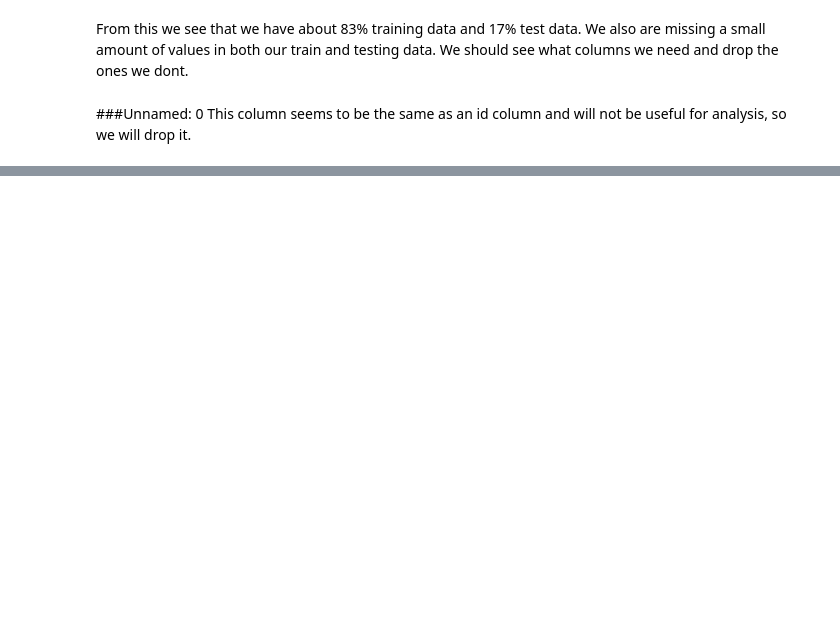
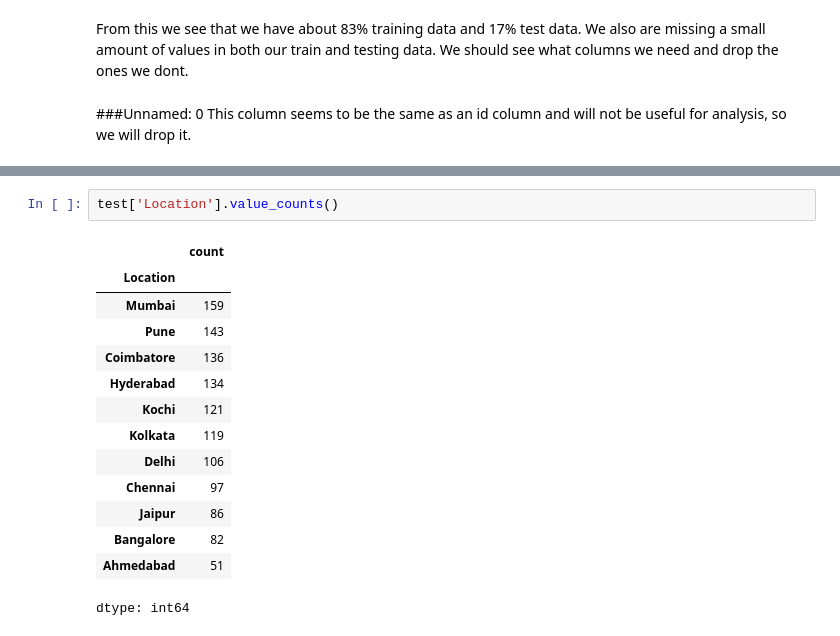
Before and after one commit to kevin-joseph08/UsedCarPriceEDA, a Jupyter notebook: Capstone_EDA.ipynb, the cells around one changed output, grey strips where cells are left out. Cells and saved outputs as stored; diff of their text form; blank space fills up the shorter version.

```diff
--- a/Capstone_EDA.ipynb
+++ b/Capstone_EDA.ipynb
@@ -132,0 +218,17 @@ print(train.shape, test.shape)
+# %%
+test['Location'].value_counts()
+# %% [output]
+|  | count |
+| Location |  |
+| Mumbai | 159 |
+| Pune | 143 |
+| Coimbatore | 136 |
+| Hyderabad | 134 |
+| Kochi | 121 |
+| Kolkata | 119 |
+| Delhi | 106 |
+| Chennai | 97 |
+| Jaipur | 86 |
+| Bangalore | 82 |
+| Ahmedabad | 51 |
+dtype: int64
```
Also changed, not shown: parts of 71 cells of this notebook.
